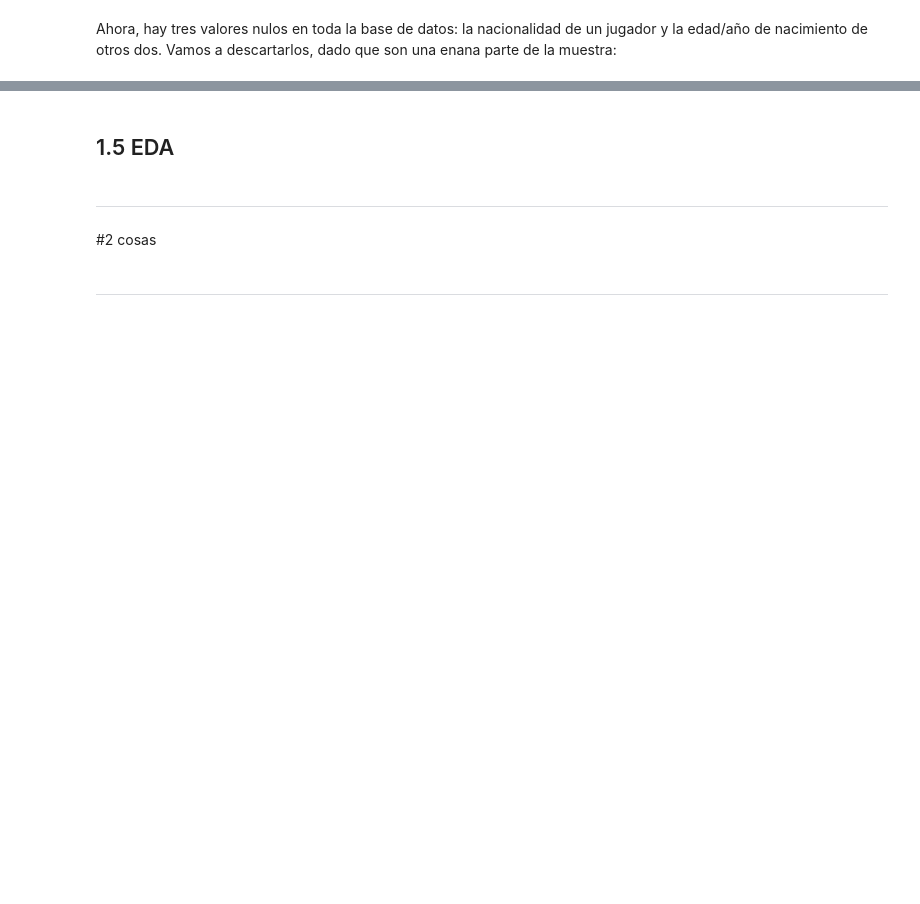
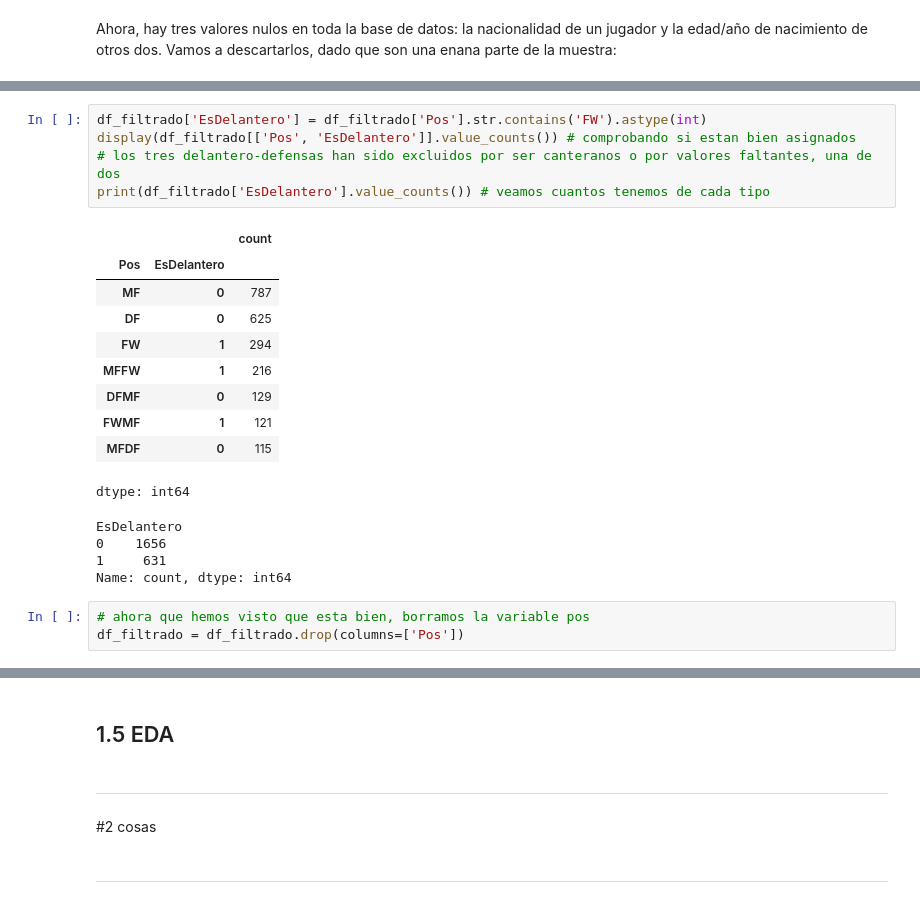
Before and after one commit to alexalvrz-yeah/Proyecto-Fusball, a Jupyter notebook: notebooks/fussball.ipynb, the cells around one changed output, grey strips where cells are left out. Saved outputs shown, nothing was run; the diff lists cells and outputs as text; blank space fills up the shorter version.

```diff
--- a/notebooks/fussball.ipynb
+++ b/notebooks/fussball.ipynb
@@ -252,0 +277,23 @@ Quedan 2287 jugadores tras eliminar los valores nulos.
+# %%
+df_filtrado['EsDelantero'] = df_filtrado['Pos'].str.contains('FW').astype(int)
+display(df_filtrado[['Pos', 'EsDelantero']].value_counts()) # comprobando si estan bien asignados
+# los tres delantero-defensas han sido excluidos por ser canteranos o por valores faltantes, una de dos
+print(df_filtrado['EsDelantero'].value_counts()) # veamos cuantos tenemos de cada tipo
+# %% [output]
+|  |  | count |
+| Pos | EsDelantero |  |
+| MF | 0 | 787 |
+| DF | 0 | 625 |
+| FW | 1 | 294 |
+| MFFW | 1 | 216 |
+| DFMF | 0 | 129 |
+| FWMF | 1 | 121 |
+| MFDF | 0 | 115 |
+dtype: int64
+EsDelantero
+0    1656
+1     631
+Name: count, dtype: int64
+# %%
+# ahora que hemos visto que esta bien, borramos la variable pos
+df_filtrado = df_filtrado.drop(columns=['Pos'])
```
Also changed, not shown: parts of 25 cells of this notebook.
